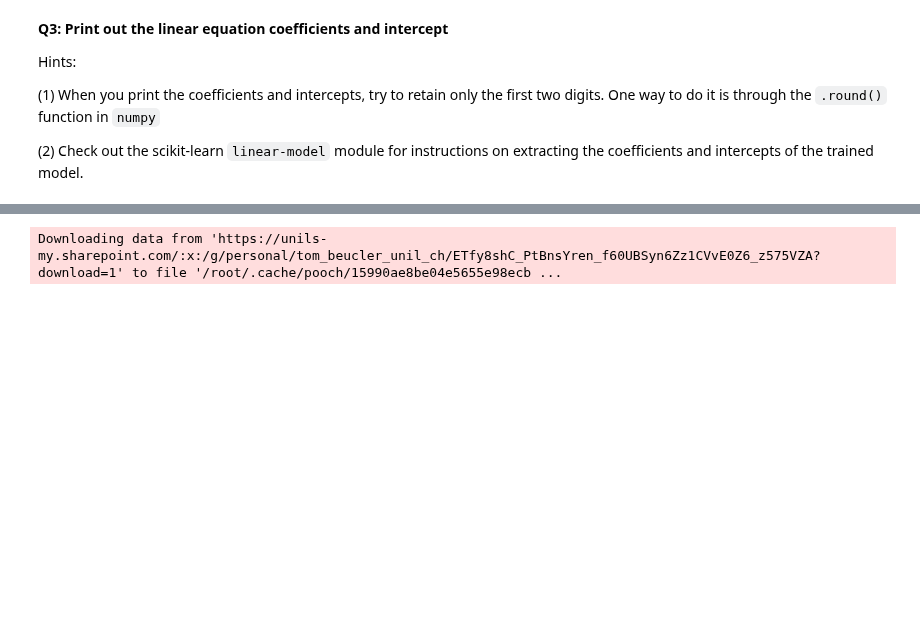
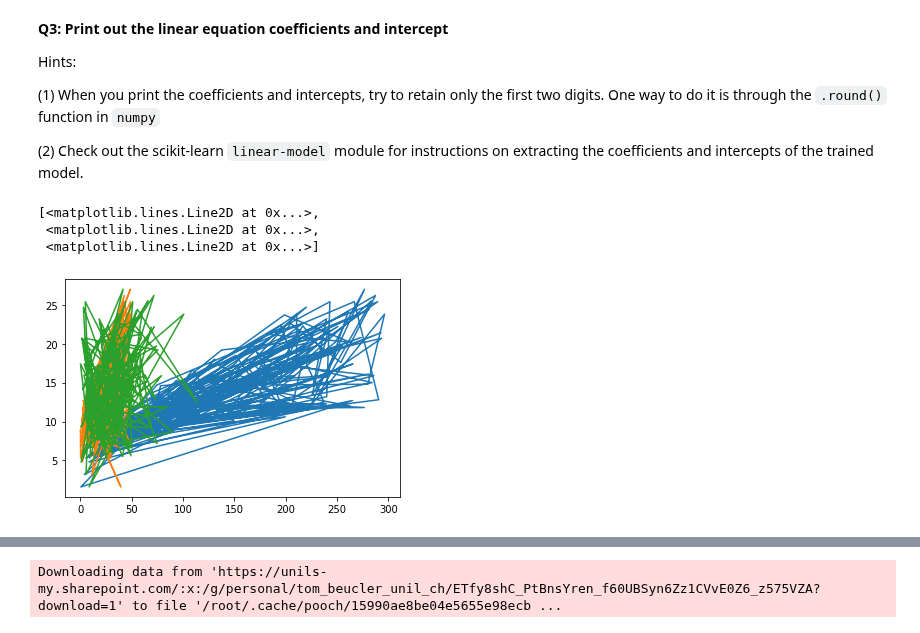
Before and after one commit to mrfabien/2022_Intro_Python, a Jupyter notebook: Exercises/W4_S1.ipynb, the cells around one changed output, grey strips where cells are left out. Cells and saved outputs as stored; diff of their text form; code cells hidden in the pictures; blank space fills up the shorter version.

```diff
--- a/Exercises/W4_S1.ipynb
+++ b/Exercises/W4_S1.ipynb
@@ -57,6 +57,13 @@ Hints:
 (1) When you print the coefficients and intercepts, try to retain only the first two digits. One way to do it is through the `.round()` function in `numpy`
 
 (2) Check out the scikit-learn `linear-model` module for instructions on extracting the coefficients and intercepts of the trained model.
+# %%
+plt.plot(Xall, y)
+# %% [output]
+[<matplotlib.lines.Line2D at 0x...>,
+ <matplotlib.lines.Line2D at 0x...>,
+ <matplotlib.lines.Line2D at 0x...>]
+[figure, added]
 # %%
 # Print your coefficients and intercept here.
 print(f'Coefficients {}, Intercept {}' )
```
Also changed, not shown: parts of 1 cell of this notebook.
